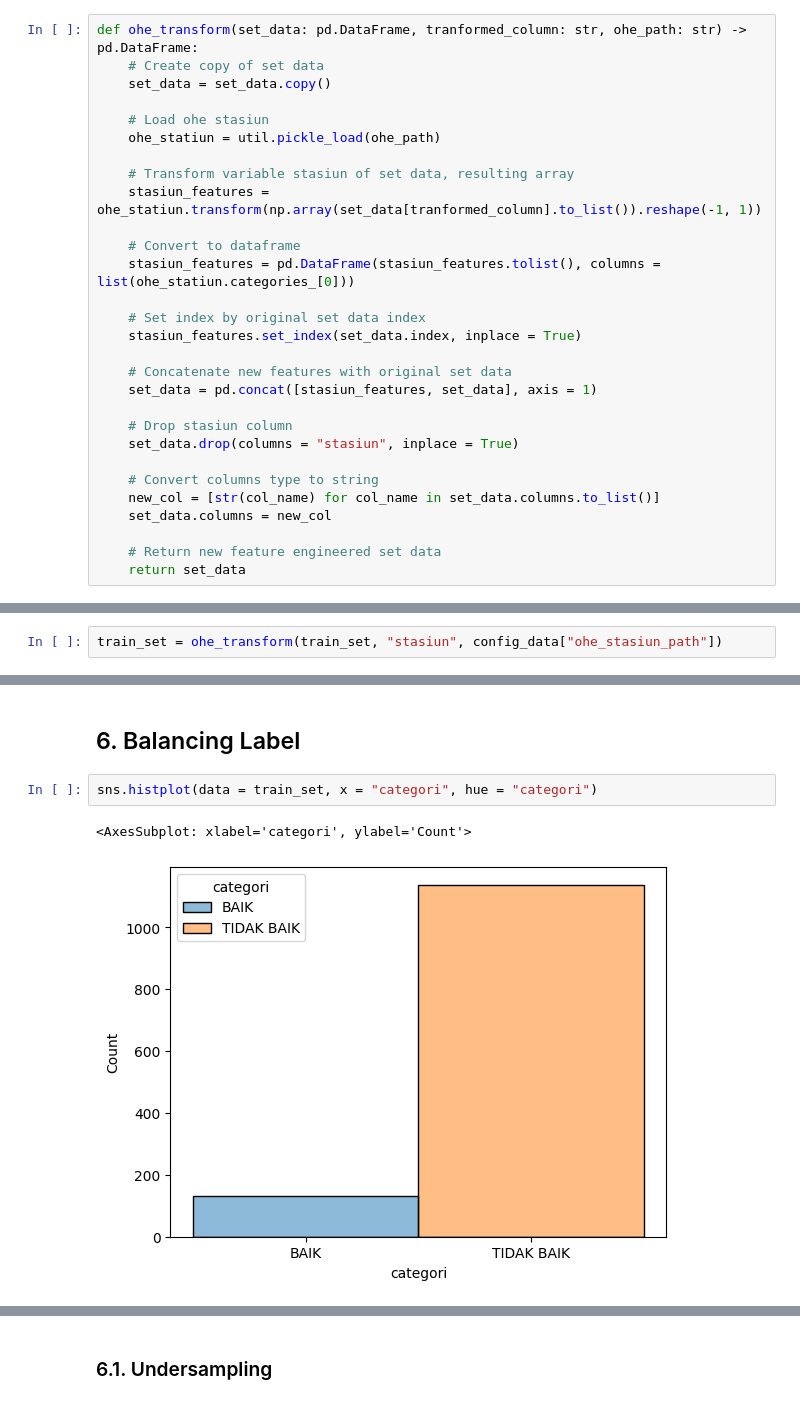
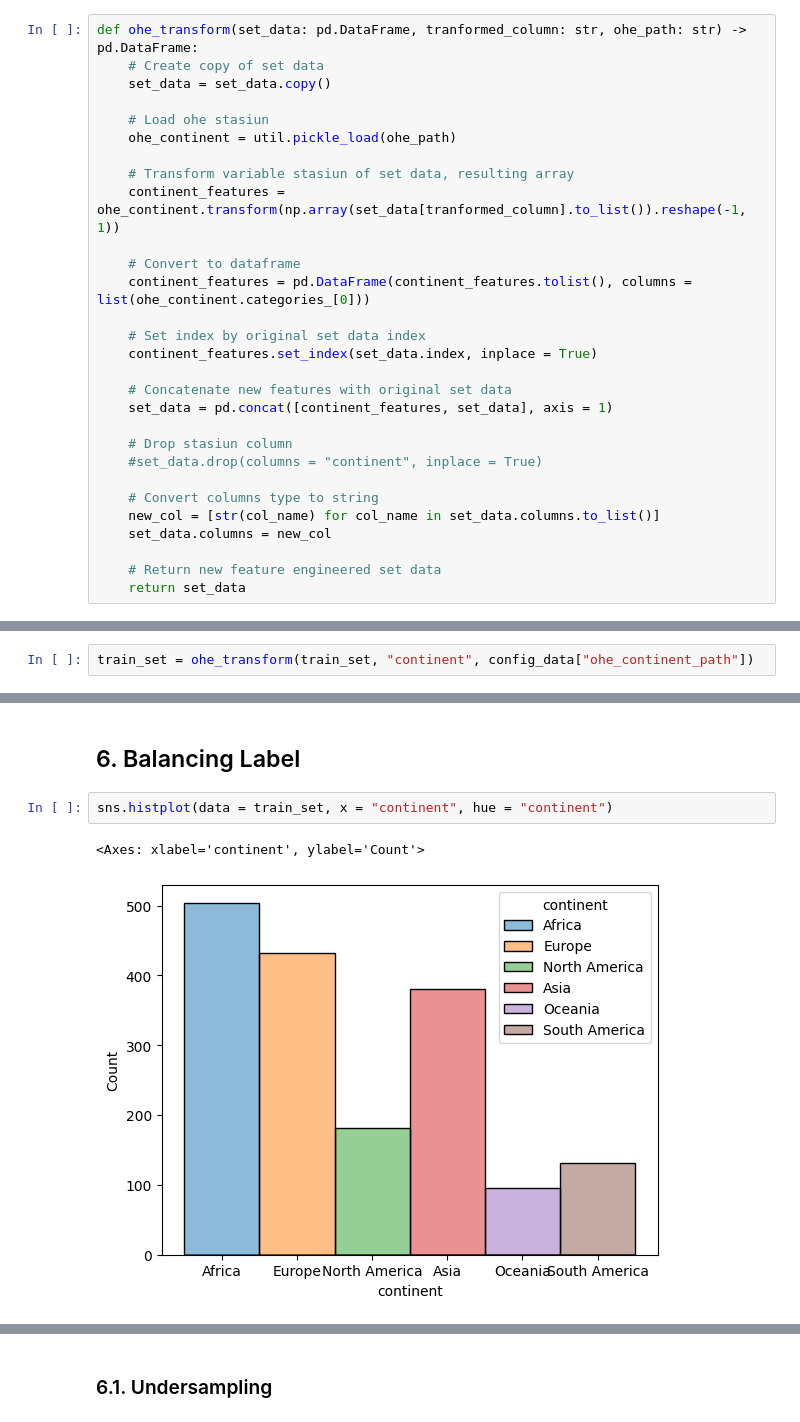
Before and after one commit to elfarahma/ml_process, a Jupyter notebook: 2. preprocessing.ipynb, the cells around one changed output, grey strips where cells are left out. Drawn from its saved outputs; the diff is of its cells as text.

```diff
--- a/2. preprocessing.ipynb
+++ b/2. preprocessing.ipynb
@@ -472,22 +475,22 @@ def ohe_transform(set_data: pd.DataFrame, tranformed_column: str, ohe_path: str)
     set_data = set_data.copy()
 
     # Load ohe stasiun
-    ohe_statiun = util.pickle_load(ohe_path)
+    ohe_continent = util.pickle_load(ohe_path)
 
     # Transform variable stasiun of set data, resulting array
-    stasiun_features = ohe_statiun.transform(np.array(set_data[tranformed_column].to_list()).reshape(-1, 1))
+    continent_features = ohe_continent.transform(np.array(set_data[tranformed_column].to_list()).reshape(-1, 1))
 
     # Convert to dataframe
-    stasiun_features = pd.DataFrame(stasiun_features.tolist(), columns = list(ohe_statiun.categories_[0]))
+    continent_features = pd.DataFrame(continent_features.tolist(), columns = list(ohe_continent.categories_[0]))
 
     # Set index by original set data index
-    stasiun_features.set_index(set_data.index, inplace = True)
+    continent_features.set_index(set_data.index, inplace = True)
 
     # Concatenate new features with original set data
-    set_data = pd.concat([stasiun_features, set_data], axis = 1)
+    set_data = pd.concat([continent_features, set_data], axis = 1)
 
     # Drop stasiun column
-    set_data.drop(columns = "stasiun", inplace = True)
+    #set_data.drop(columns = "continent", inplace = True)
 
     # Convert columns type to string
     new_col = [str(col_name) for col_name in set_data.columns.to_list()]
@@ -500,4 +503,4 @@ ohe_statiun = ohe_fit(config_data["range_stasiun"], config_data["ohe_stasiun_pat
 # %% [markdown]
 ### 5.2. Train Set
 # %%
-train_set = ohe_transform(train_set, "stasiun", config_data["ohe_stasiun_path"])
+train_set = ohe_transform(train_set, "continent", config_data["ohe_continent_path"])
@@ -512,7 +531,7 @@ test_set = ohe_transform(test_set, "stasiun", config_data["ohe_stasiun_path"])
 # %% [markdown]
 ## 6. Balancing Label
 # %%
-sns.histplot(data = train_set, x = "categori", hue = "categori")
+sns.histplot(data = train_set, x = "continent", hue = "continent")
 # %% [output]
-<AxesSubplot: xlabel='categori', ylabel='Count'>
+<Axes: xlabel='continent', ylabel='Count'>
-[figure, old version]
+[figure, new version]
```
Also changed, not shown: parts of 21 cells of this notebook, 1 other file.
